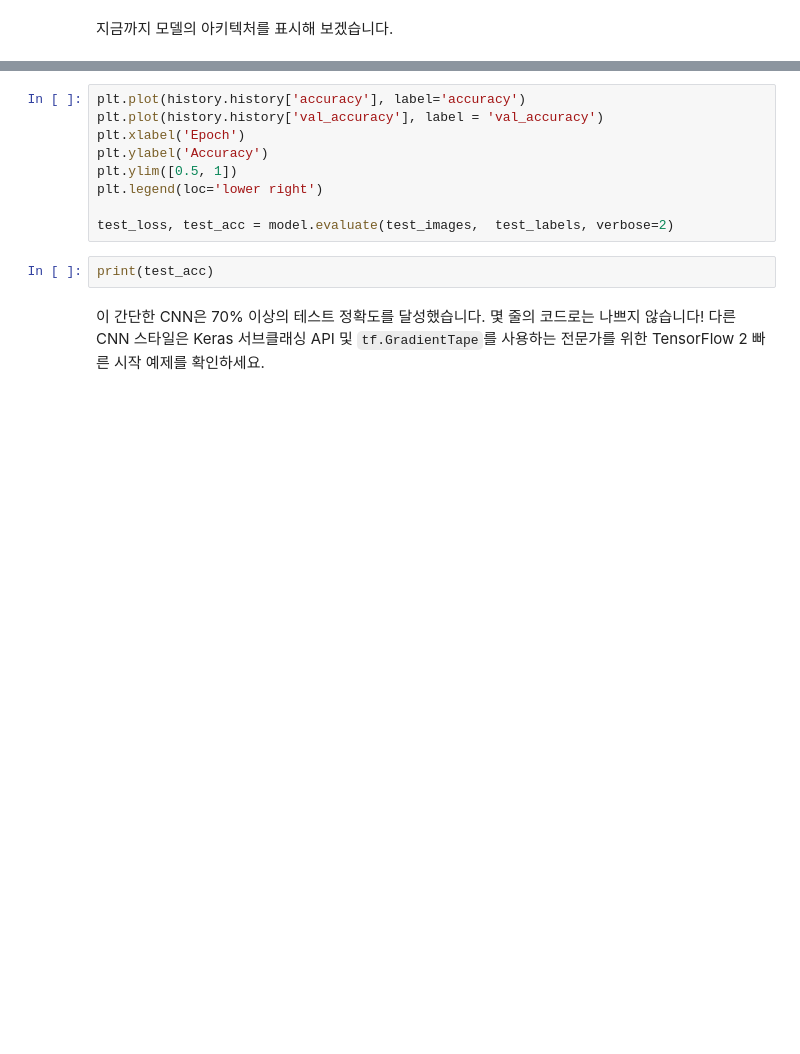
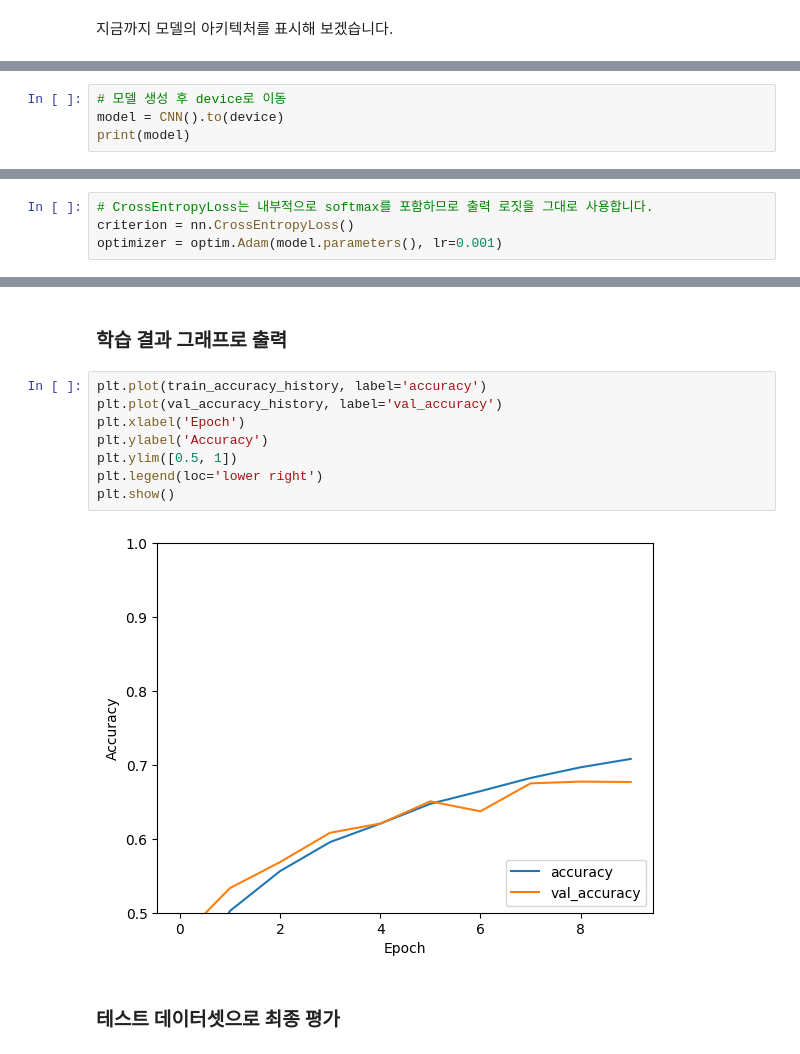
Before and after one commit to Lim-YoungYoon/hide_on_code, a Jupyter notebook: 구매 트렌드 기반 인사이트 추출 프로젝트/15 cnn.ipynb, the cells around one changed output, grey strips where cells are left out. Cells and saved outputs as stored; diff of their text form; blank space fills up the shorter version.

```diff
--- a/구매 트렌드 기반 인사이트 추출 프로젝트/15 cnn.ipynb
+++ b/구매 트렌드 기반 인사이트 추출 프로젝트/15 cnn.ipynb
@@ -96,0 +99,4 @@ history = model.fit(train_images, train_labels, epochs=10,
+# %%
+# 모델 생성 후 device로 이동
+model = CNN().to(device)
+print(model)
@@ -97 +115,5 @@ history = model.fit(train_images, train_labels, epochs=10,
+# %%
+# CrossEntropyLoss는 내부적으로 softmax를 포함하므로 출력 로짓을 그대로 사용합니다.
+criterion = nn.CrossEntropyLoss()
+optimizer = optim.Adam(model.parameters(), lr=0.001)
 # %% [markdown]
@@ -99,13 +179,14 @@ history = model.fit(train_images, train_labels, epochs=10,
+# %% [markdown]
+### 학습 결과 그래프로 출력
 # %%
-plt.plot(history.history['accuracy'], label='accuracy')
-plt.plot(history.history['val_accuracy'], label = 'val_accuracy')
+plt.plot(train_accuracy_history, label='accuracy')
+plt.plot(val_accuracy_history, label='val_accuracy')
 plt.xlabel('Epoch')
 plt.ylabel('Accuracy')
 plt.ylim([0.5, 1])
 plt.legend(loc='lower right')
-
-test_loss, test_acc = model.evaluate(test_images,  test_labels, verbose=2)
+plt.show()
+# %% [output]
+[figure, added]
-# %%
-print(test_acc)
-# %% [markdown]
-이 간단한 CNN은 70% 이상의 테스트 정확도를 달성했습니다. 몇 줄의 코드로는 나쁘지 않습니다! 다른 CNN 스타일은 Keras 서브클래싱 API 및 `tf.GradientTape`를 사용하는 <a>전문가를 위한 TensorFlow 2 빠른 시작</a> 예제를 확인하세요.
+# %% [markdown]
+### 테스트 데이터셋으로 최종 평가
```
Also changed, not shown: parts of 19 cells of this notebook.
